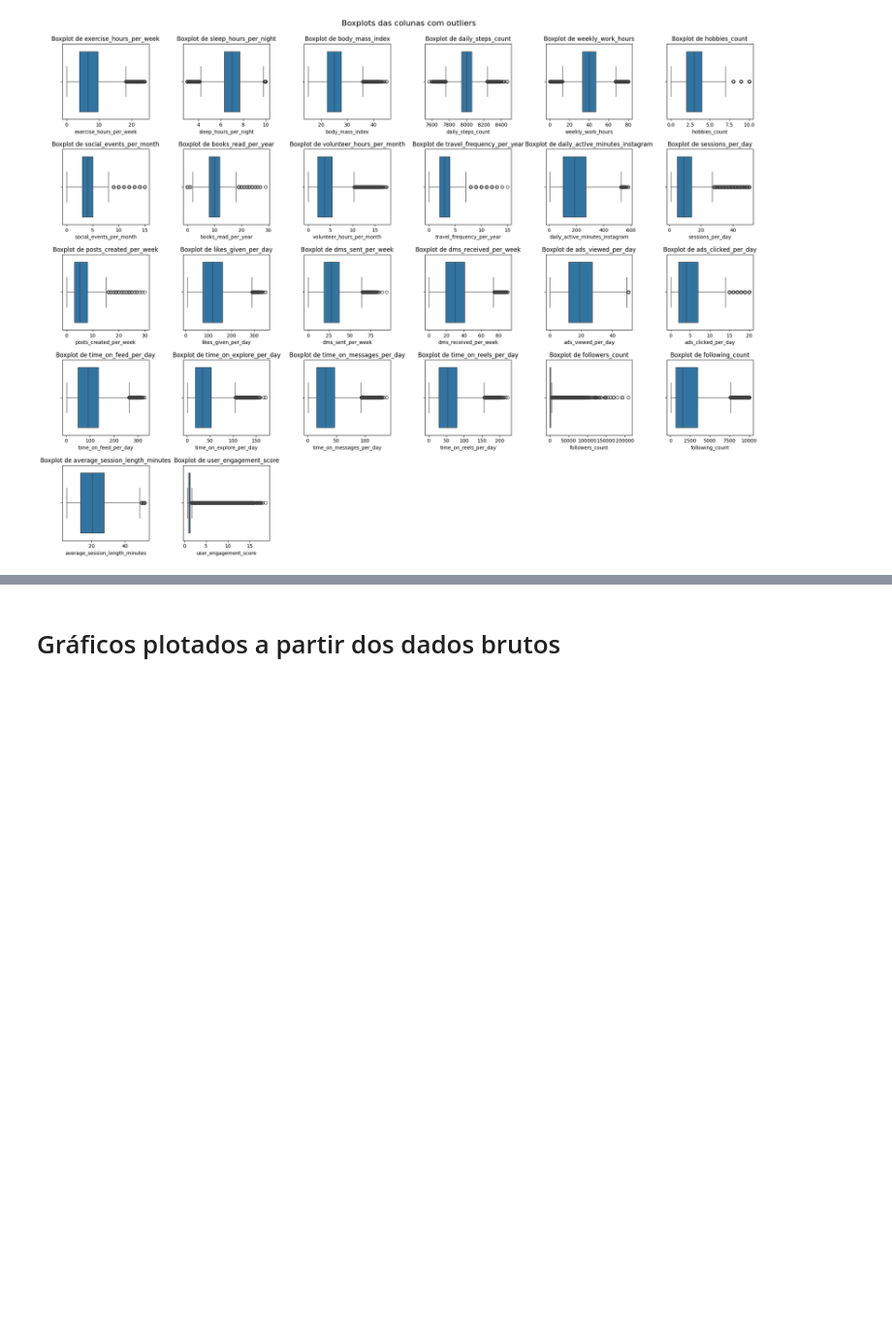
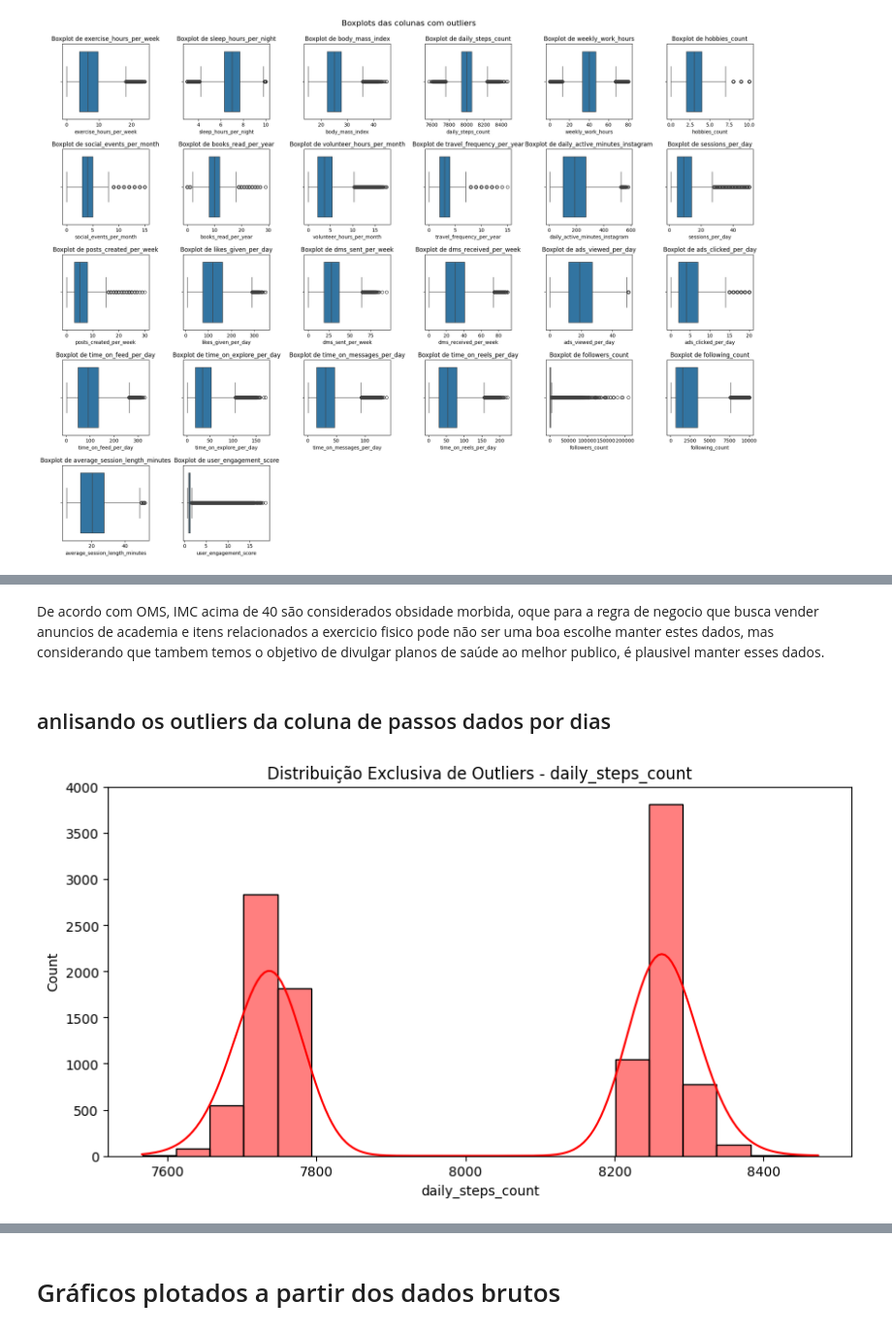
Before and after one commit to H3ytt0r62/SBD2-Social_Media_User_Analysis, a Jupyter notebook: Data layer/Raw/analytcs.ipynb, the cells around one changed output, grey strips where cells are left out. Shown at 97% size. Saved outputs shown, nothing was run; the diff lists cells and outputs as text; code cells hidden in the pictures; blank space fills up the shorter version.

```diff
--- a/Data layer/Raw/analytcs.ipynb
+++ b/Data layer/Raw/analytcs.ipynb
@@ -200,0 +239,19 @@ Apesar dos graficos apresentados acima apresentarem outliers é preciso analisar
+# %% [markdown]
+De acordo com OMS, IMC acima de 40 são considerados obsidade morbida, oque para a regra de negocio que busca vender anuncios de academia e itens relacionados a exercicio fisico pode não ser uma boa escolhe manter estes dados, mas considerando que tambem temos o objetivo de divulgar planos de saúde ao melhor publico, é plausivel manter esses dados.
+# %% [markdown]
+## anlisando os outliers da coluna de passos dados por dias
+# %%
+Q1 = df_raw["daily_steps_count"].quantile(0.25)
+Q3 = df_raw["daily_steps_count"].quantile(0.75)
+IQR = Q3 - Q1
+limite_inferior = Q1 - 1.5 * IQR
+limite_superior = Q3 + 1.5 * IQR
+
+df_apenas_outliers = df_raw[(df_raw["daily_steps_count"] < limite_inferior) | (df_raw["daily_steps_count"] > limite_superior)]
+
+plt.figure(figsize=(10, 5))
+sns.histplot(df_apenas_outliers["daily_steps_count"], kde=True, color='red')
+plt.title(f'Distribuição Exclusiva de Outliers - {"daily_steps_count"}')
+plt.show()
+# %% [output]
+[figure, added]
```
Also changed, not shown: parts of 32 cells of this notebook, 2 other files.
